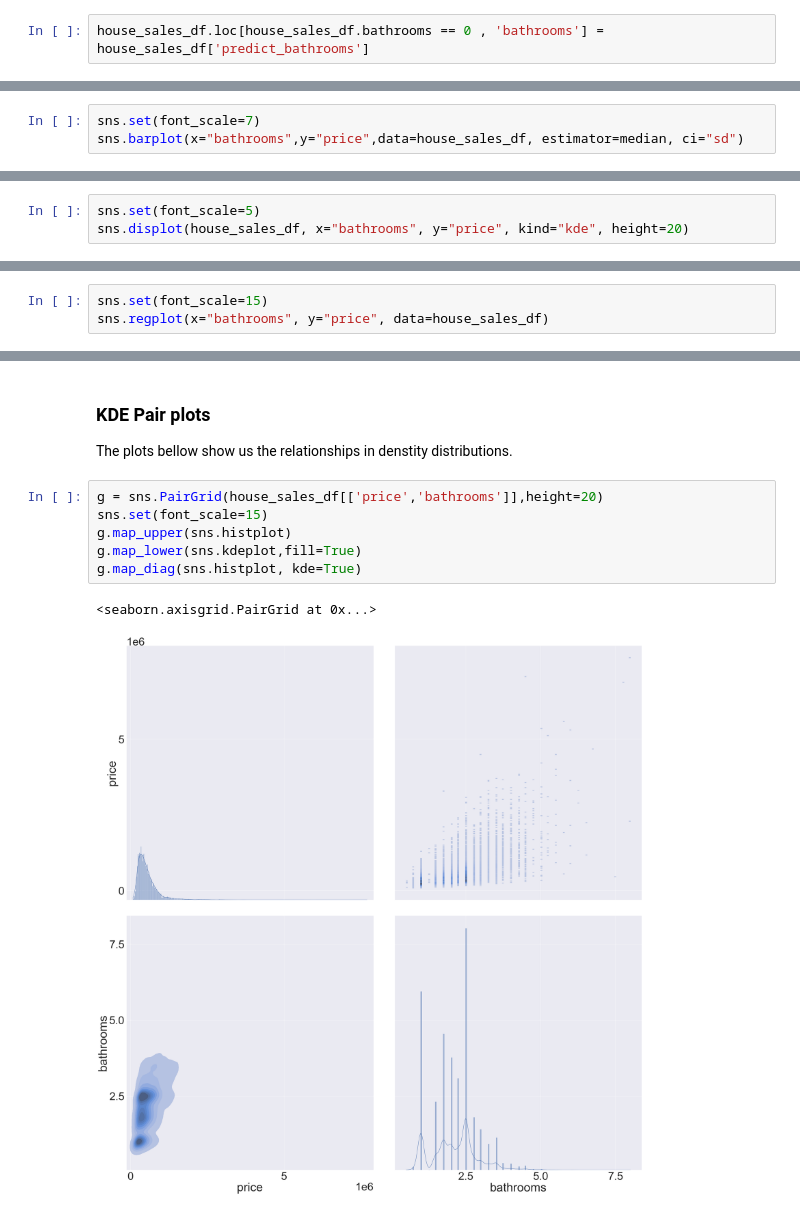
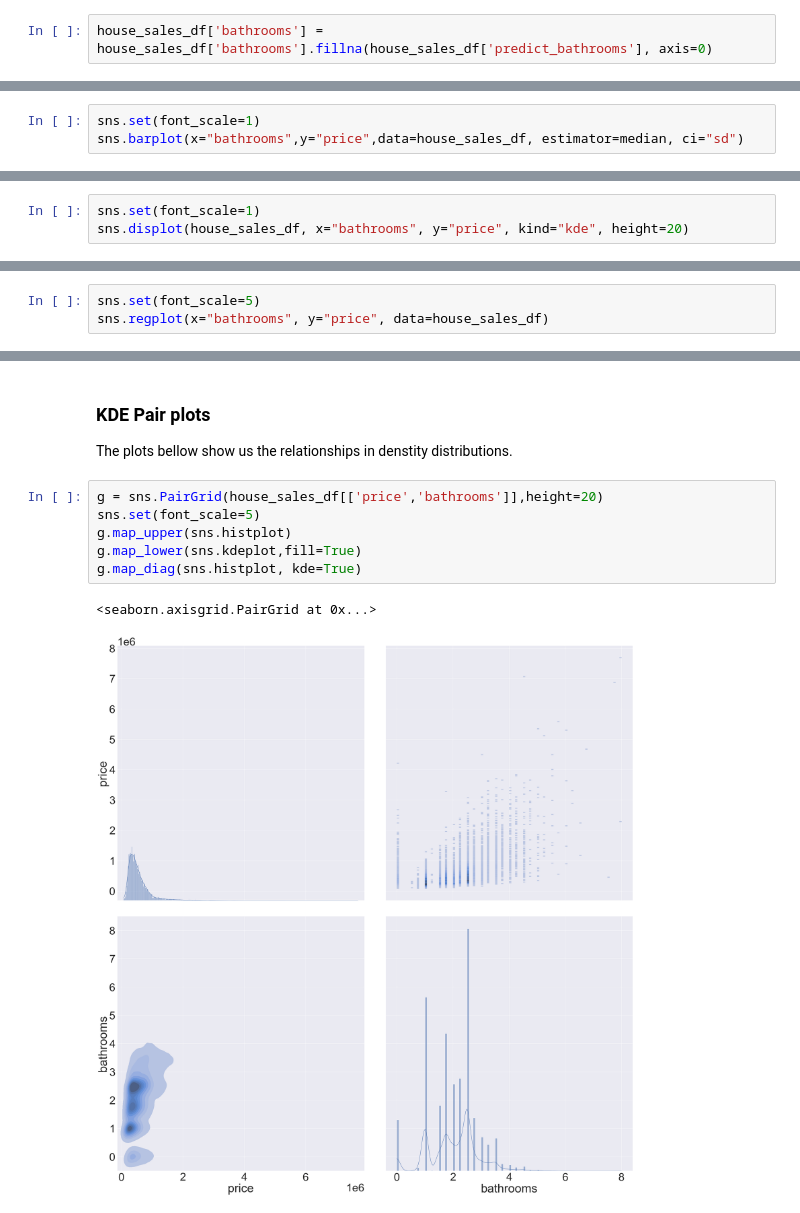
Before and after one commit to giantmagellan/WashStateHousingSales, a Jupyter notebook: JupyterNB/ads500b-all-steps-mayel.ipynb, the cells around one changed output, grey strips where cells are left out. Cells and saved outputs as stored; diff of their text form.

```diff
--- a/JupyterNB/ads500b-all-steps-mayel.ipynb
+++ b/JupyterNB/ads500b-all-steps-mayel.ipynb
@@ -59,4 +140,4 @@ house_sales_df['predict_bathrooms'] = round(lr_model.predict(X),1)
 # %%
 house_sales_df.loc[(house_sales_df.predict_bathrooms - np.fix(house_sales_df.predict_bathrooms)) != 0.5 , 'predict_bathrooms'] = round(house_sales_df.predict_bathrooms,0)
 # %%
-house_sales_df.loc[house_sales_df.bathrooms == 0 , 'bathrooms'] = house_sales_df['predict_bathrooms']
+house_sales_df['bathrooms'] = house_sales_df['bathrooms'].fillna(house_sales_df['predict_bathrooms'], axis=0)
@@ -84,7 +170,7 @@ corr.style.background_gradient(cmap='coolwarm').set_precision(2)
 
 - The bar plot below shows how the trend in the number of baths is to increase, closely following the increase in the price.
 # %%
-sns.set(font_scale=7)
+sns.set(font_scale=1)
 sns.barplot(x="bathrooms",y="price",data=house_sales_df, estimator=median, ci="sd")
 # %% [output]
 <AxesSubplot:xlabel='bathrooms', ylabel='price'>
@@ -93,7 +179,7 @@ sns.barplot(x="bathrooms",y="price",data=house_sales_df, estimator=median, ci="s
 ### Two dimensional (bivariate) density plot
 - The chart bellow demostrates how there are three density clusters arround one half, one and two bathrooms.
 # %%
-sns.set(font_scale=5)
+sns.set(font_scale=1)
 sns.displot(house_sales_df, x="bathrooms", y="price", kind="kde", height=20)
 # %% [output]
 <seaborn.axisgrid.FacetGrid at 0x...>
@@ -110,7 +196,7 @@ sns.jointplot(data=house_sales_df, x="bathrooms", y="price", height=20)
 - This plot shows the best fitting regression line cutting across the scatter plot of observations.
 - This plot also shows the 95% confidence interval arround the regression line.
 # %%
-sns.set(font_scale=15)
+sns.set(font_scale=5)
 sns.regplot(x="bathrooms", y="price", data=house_sales_df)
 # %% [output]
 <AxesSubplot:xlabel='bathrooms', ylabel='price'>
@@ -121,10 +207,10 @@ sns.regplot(x="bathrooms", y="price", data=house_sales_df)
 The plots bellow show us the relationships in denstity distributions.
 # %%
 g = sns.PairGrid(house_sales_df[['price','bathrooms']],height=20)
-sns.set(font_scale=15)
+sns.set(font_scale=5)
 g.map_upper(sns.histplot)
 g.map_lower(sns.kdeplot,fill=True)
 g.map_diag(sns.histplot, kde=True)
 # %% [output]
 <seaborn.axisgrid.PairGrid at 0x...>
-[figure, old version]
+[figure, new version]
```
Also changed, not shown: parts of 17 cells of this notebook.
